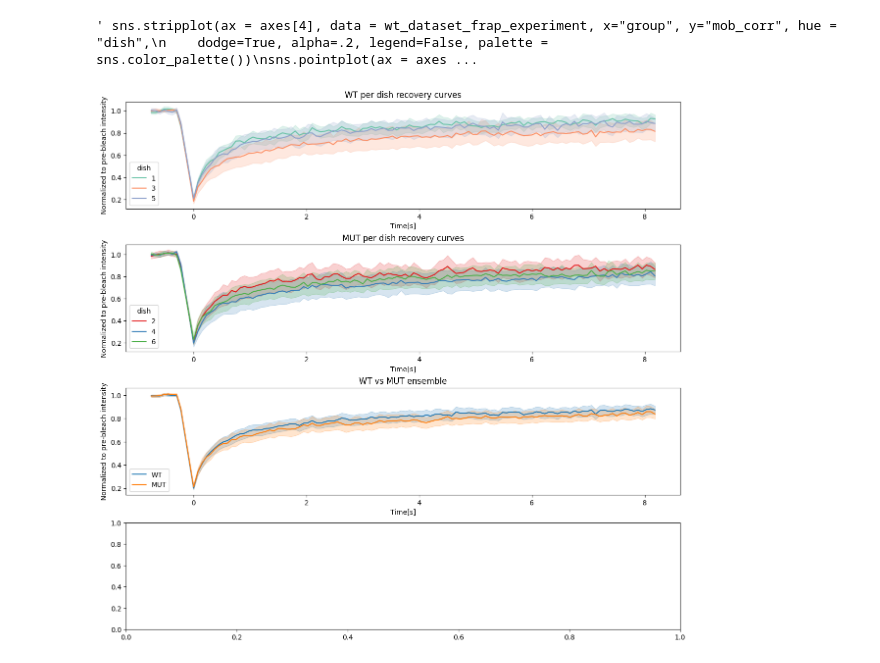
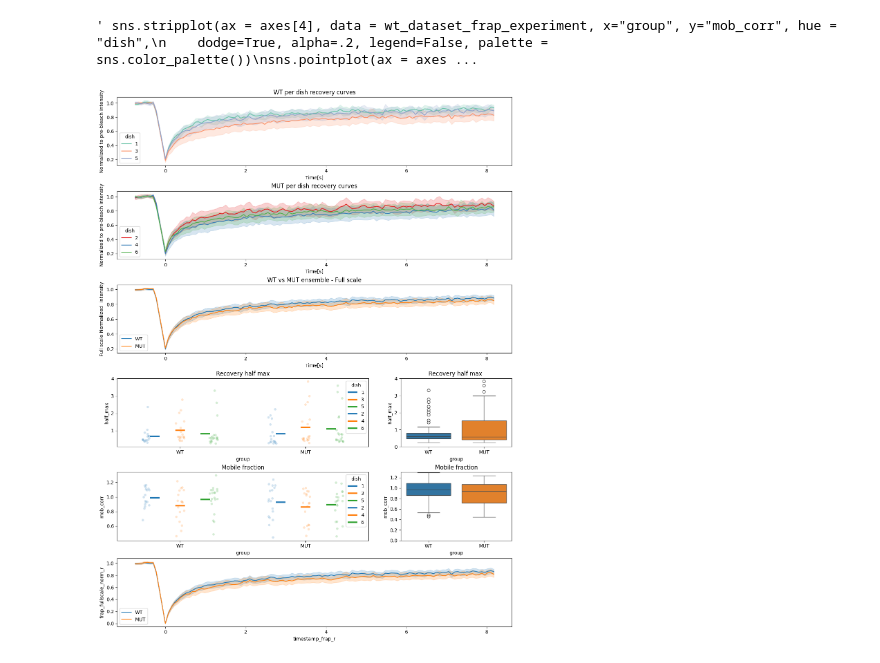
Before and after one commit to amarcosv/FRAP-analysis-younglab, a Jupyter notebook: src/load_plot_results.ipynb, the cells around one changed output. Drawn from its saved outputs; the diff is of its cells as text; code cells hidden in the pictures.

```diff
--- a/src/load_plot_results.ipynb
+++ b/src/load_plot_results.ipynb
@@ -103,16 +105,23 @@ ax2.set_xlabel('Time[s]')
 ax2.set_title('WT vs MUT ensemble')
 #axes[2].legend(['WT','Mut'])
 if wt_dataset_frap_experiment['recovery_model'][0].item()==1:
-    ax3 = fig.add_subplot(spec[3, :])
-    sns.stripplot(ax = axes[3], data = wt_dataset_frap_experiment, x="group", y="half_max", hue = "dish",
+
+    ax3_0 = fig.add_subplot(spec[3, :-1])
+    ax3_1 = fig.add_subplot(spec[3, -1])
+    sns.stripplot(ax = ax3_0, data = wt_dataset_frap_experiment, x="group", y="half_max", hue = "dish",
         dodge=True, alpha=.2, legend=False, palette = sns.color_palette())
-    sns.pointplot(ax = axes[3], data = wt_dataset_frap_experiment, x="group", y="half_max", hue = "dish",
+    sns.pointplot(ax = ax3_0, data = wt_dataset_frap_experiment, x="group", y="half_max", hue = "dish",
     dodge=.4, linestyle="none", errorbar=None, marker="_", markersize=20, markeredgewidth=3, palette = sns.color_palette())
-    sns.stripplot(ax = axes[3], data = mut_dataset_frap_experiment, x="group", y="half_max", hue = "dish",
+    sns.stripplot(ax = ax3_0, data = mut_dataset_frap_experiment, x="group", y="half_max", hue = "dish",
         dodge=True, alpha=.2, legend=False, palette = sns.color_palette())
-    sns.pointplot(ax = axes[3], data = mut_dataset_frap_experiment, x="group", y="half_max", hue = "dish",
+    sns.pointplot(ax = ax3_0, data = mut_dataset_frap_experiment, x="group", y="half_max", hue = "dish",
     dodge=.4, linestyle="none", errorbar=None, marker="_", markersize=20, markeredgewidth=3, palette = sns.color_palette())
-    axes[3].set_title('Recovery half max')
+    ax3_0.set_title('Recovery half max')
+    sns.boxplot(ax = ax3_1, data = wt_dataset_frap_experiment, x="group", y="half_max")
+    sns.boxplot(ax = ax3_1, data = mut_dataset_frap_experiment, x="group", y="half_max")
+    ax3_1.set_title('Recovery half max ')
+    ax3_1.set(ylim=( 0,4))
+
 else:
     ax3_0 = fig.add_subplot(spec[3, 0])
     ax3_1 = fig.add_subplot(spec[3, 1])
@@ -143,31 +152,54 @@ else:
 
     sns.scatterplot(ax = ax3_2, data = wt_dataset_frap_experiment, x="half_max_slow", y="half_max_fast", hue = "dish", style = 'group',
                     palette = sns.color_palette("Blues"))
     sns.scatterplot(ax = ax3_2, data = mut_dataset_frap_experiment, x="half_max_slow", y="half_max_fast", hue = "dish", style = 'group'
                     , palette = sns.color_palette("Reds"))
     ax3_2.set_title('Distribution of half max')
     ax3_2.set(xlim=( 0,1.5))
     ax3_2.set(ylim=( 0,10))
 
+ax4_0 = fig.add_subplot(spec[4, :-1])
+ax4_1 = fig.add_subplot(spec[4, -1])
+sns.stripplot(ax = ax4_0, data = wt_dataset_frap_experiment, x="group", y="mob_corr", hue = "dish",
+    dodge=True, alpha=.2, legend=False, palette = sns.color_palette())
+sns.pointplot(ax = ax4_0, data = wt_dataset_frap_experiment, x="group", y="mob_corr", hue = "dish",
+dodge=.4, linestyle="none", errorbar=None, marker="_", markersize=20, markeredgewidth=3, palette = sns.color_palette())
+sns.stripplot(ax = ax4_0, data = mut_dataset_frap_experiment, x="group", y="mob_corr", hue = "dish",
+    dodge=True, alpha=.2, legend=False, palette = sns.color_palette())
+sns.pointplot(ax = ax4_0, data = mut_dataset_frap_experiment, x="group", y="mob_corr", hue = "dish",
+dodge=.4, linestyle="none", errorbar=None, marker="_", markersize=20, markeredgewidth=3, palette = sns.color_palette())
+ax4_0.set_title('Mobile fraction')
+sns.boxplot(ax = ax4_1, data = wt_dataset_frap_experiment, x="group", y="mob_corr")
+sns.boxplot(ax = ax4_1, data = mut_dataset_frap_experiment, x="group", y="mob_corr")
+ax4_1.set_title('Mobile fraction')
+ax4_1.set(ylim=( 0,1.3))
+
+
+ax5 = fig.add_subplot(spec[5, :])
+sns.lineplot(ax = ax5, data =wt_dataset_roiData, x= 'timestamp_frap_r', y = 'frap_fullscale_norm_r', label = 'WT')
+sns.lineplot(ax = ax5, data =mut_dataset_roiData, x= 'timestamp_frap_r', y = 'frap_fullscale_norm_r', label = 'MUT' )
+ax5.set_ylabel('Full scale Normalized  intensity')
+ax5.set_xlabel('Time[s]')
+ax5.set_title('WT vs MUT ensemble - Full scale')
 
 """ sns.stripplot(ax = axes[4], data = wt_dataset_frap_experiment, x="group", y="mob_corr", hue = "dish",
     dodge=True, alpha=.2, legend=False, palette = sns.color_palette())
 sns.pointplot(ax = axes[4], data = wt_dataset_frap_experiment, x="group", y="mob_corr", hue = "dish",
 dodge=.4, linestyle="none", errorbar=None, marker="_", markersize=20, markeredgewidth=3, palette = sns.color_palette())
 sns.stripplot(ax = axes[4], data = mut_dataset_frap_experiment, x="group", y="mob_corr", hue = "dish",
     dodge=True, alpha=.2, legend=False, palette = sns.color_palette())
 sns.pointplot(ax = axes[4], data = mut_dataset_frap_experiment, x="group", y="mob_corr", hue = "dish",
 dodge=.4, linestyle="none", errorbar=None, marker="_", markersize=20, markeredgewidth=3, palette = sns.color_palette())
 axes[4].set_title('Mobile fraction')
 sns.lineplot(ax = axes[5], data =wt_dataset_roiData, x= 'timestamp_frap_r', y = 'frap_fullscale_norm_r', label = 'WT')
 sns.lineplot(ax = axes[5], data =mut_dataset_roiData, x= 'timestamp_frap_r', y = 'frap_fullscale_norm_r', label = 'MUT' )
 axes[5].set_ylabel('Normalized to pre-bleach intensity')
 axes[5].set_xlabel('Time[s]')
 axes[5].set_title('WT vs MUT ensemble')
 
 sns.lineplot(ax = axes[6], data =wt_dataset_roiData, x= 'timestamp_frap_r', y = 'ref_norm',   label = 'WT')
 sns.lineplot(ax = axes[6], data =mut_dataset_roiData, x= 'timestamp_frap_r', y = 'ref_norm',   label = 'MUT')
 sns.lineplot(ax = axes[7], data =mut_dataset_roiData, x= 'timestamp_frap_r', y = 'ref_norm',   hue = 'file',legend=False) """
 # %% [output]
 ' sns.stripplot(ax = axes[4], data = wt_dataset_frap_experiment, x="group", y="mob_corr", hue = "dish",\n    dodge=True, alpha=.2, legend=False, palette = sns.color_palette())\nsns.pointplot(ax = axes ...
-[figure, old version]
+[figure, new version]
```
Also changed, not shown: parts of 1 cell of this notebook, 2 other files.
